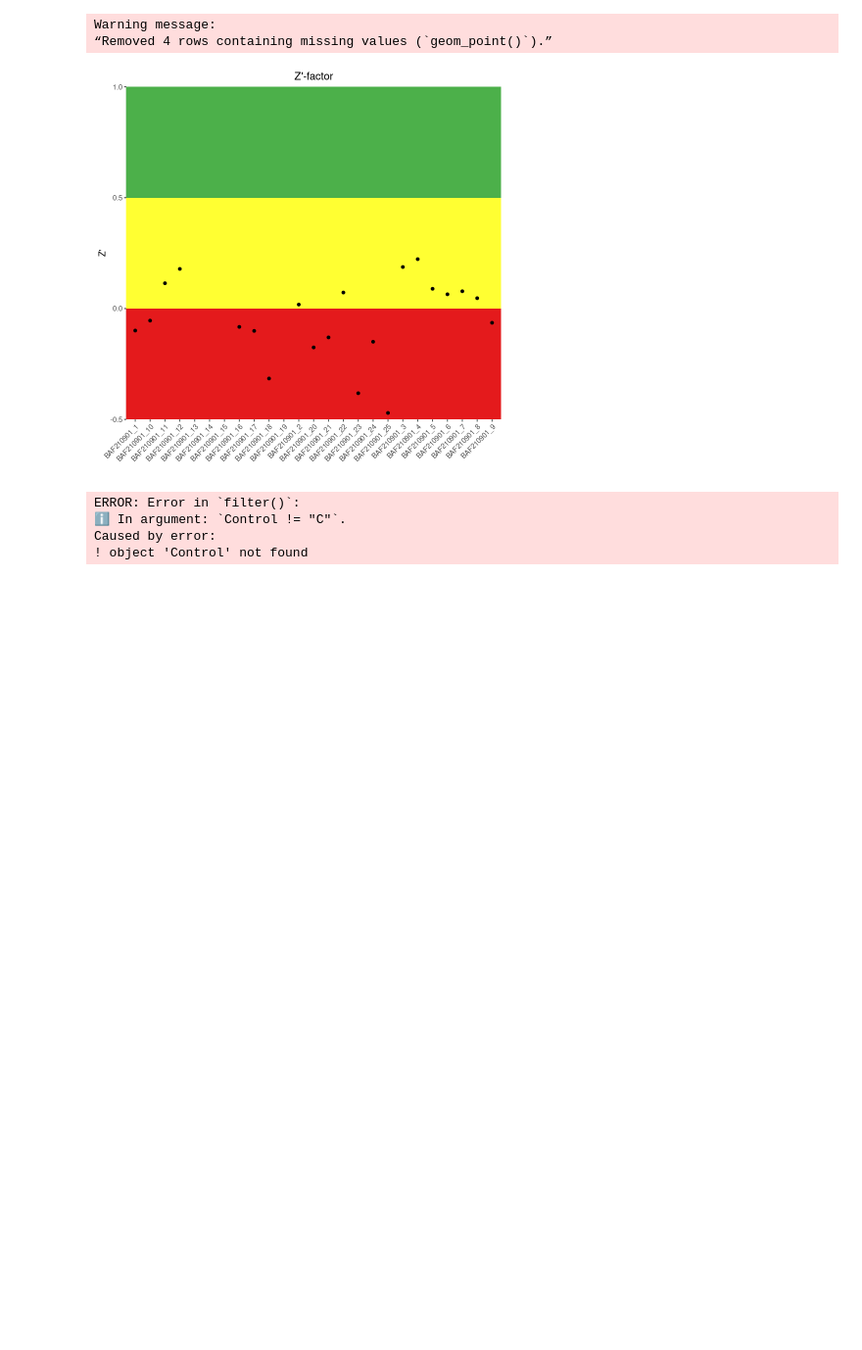
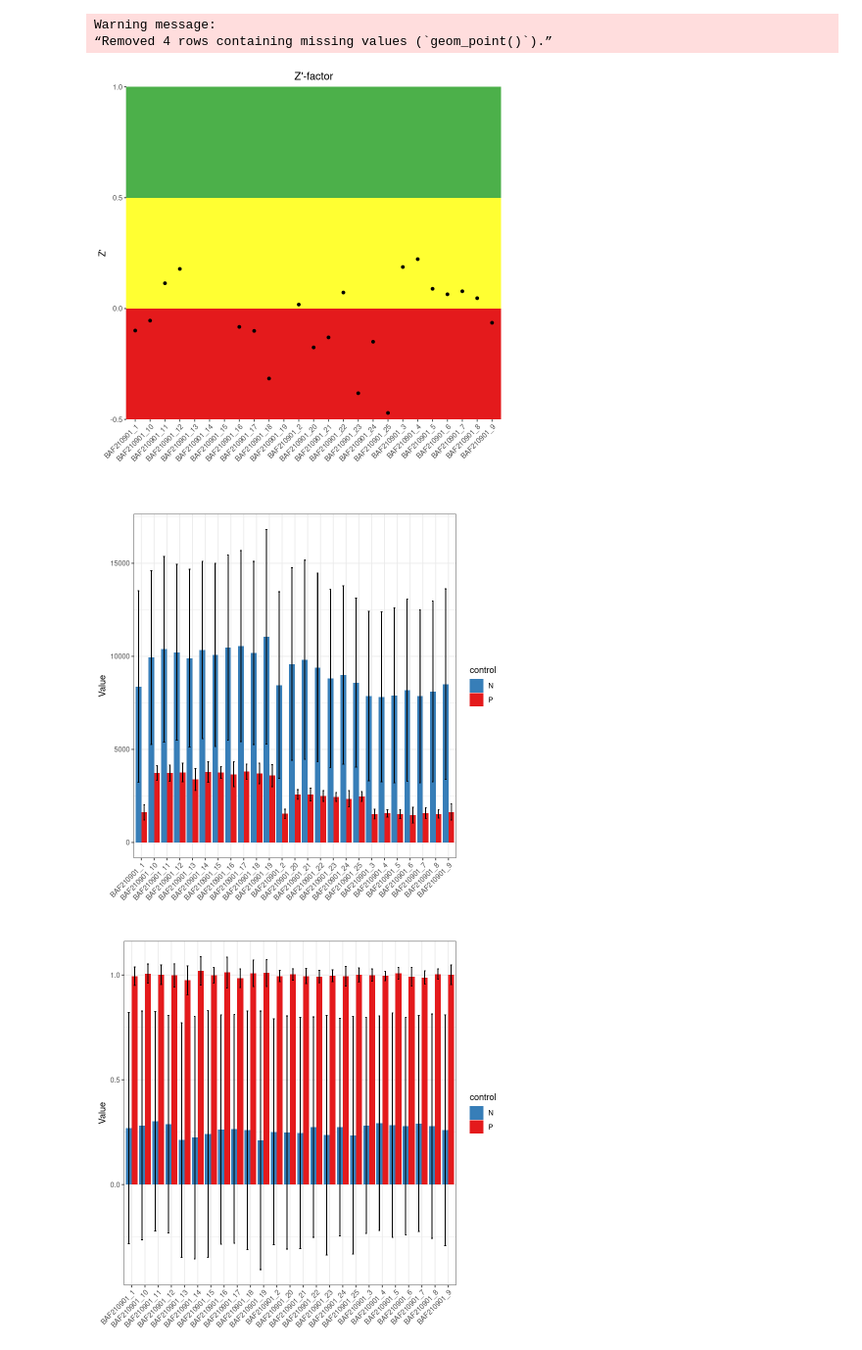
Before and after one commit to ETH-NEXUS/lab_data_management, a Jupyter notebook: api/notebooks/FirstReport.ipynb, the cells around one changed output. Shown at 98% size. Cells and saved outputs as stored; diff of their text form; code cells hidden in the pictures; blank space fills up the shorter version.

```diff
--- a/api/notebooks/FirstReport.ipynb
+++ b/api/notebooks/FirstReport.ipynb
@@ -163,7 +123,7 @@ create_plate_control_bar_plot = function(data, x_var, y_var, fill_var, sd_var) {
                    stat="identity",linewidth=.3) +
             geom_errorbar(aes(ymin=!!rlang::sym(y_var)-!!rlang::sym(sd_var),
                               ymax=!!rlang::sym(y_var)+!!rlang::sym(sd_var)),
-                          size=.3, width=.2,
+                          linewidth=.3, width=.2,
                           position=position_dodge(.9)) +
             scale_fill_manual(values=type.pal, drop=F) +
             ylab("Value") +
@@ -249,18 +209,16 @@ Warning message:
 # %%
 condat = norm_data %>% filter(control != 'C') %>%
     mutate(X.Axis = paste(plate, control))
 mean_sd =  condat %>%
     group_by(X.Axis) %>%
-    summarize(value_mean = mean(Value), value_sd=sd(Value), norm_mean=mean(norm), norm_sd=sd(norm))
+    summarize(value_mean = mean(value), value_sd=sd(value), norm_mean=mean(norm), norm_sd=sd(norm))
 res_df = left_join(condat, mean_sd, by="X.Axis")
 
 plate_barplot_raw = create_plate_control_bar_plot(res_df, 'plate', 'value_mean', 'control', 'value_sd')
 plate_barplot_raw
 
 plate_barplot_norm = create_plate_control_bar_plot(res_df, 'plate', 'norm_mean', 'control', 'norm_sd')
 plate_barplot_norm
 # %% [output]
-ERROR: Error in `filter()`:
-ℹ In argument: `Control != "C"`.
-Caused by error:
-! object 'Control' not found
+[figure, added]
+[figure, added]
```
Also changed, not shown: parts of 8 cells of this notebook, 1 other file.
